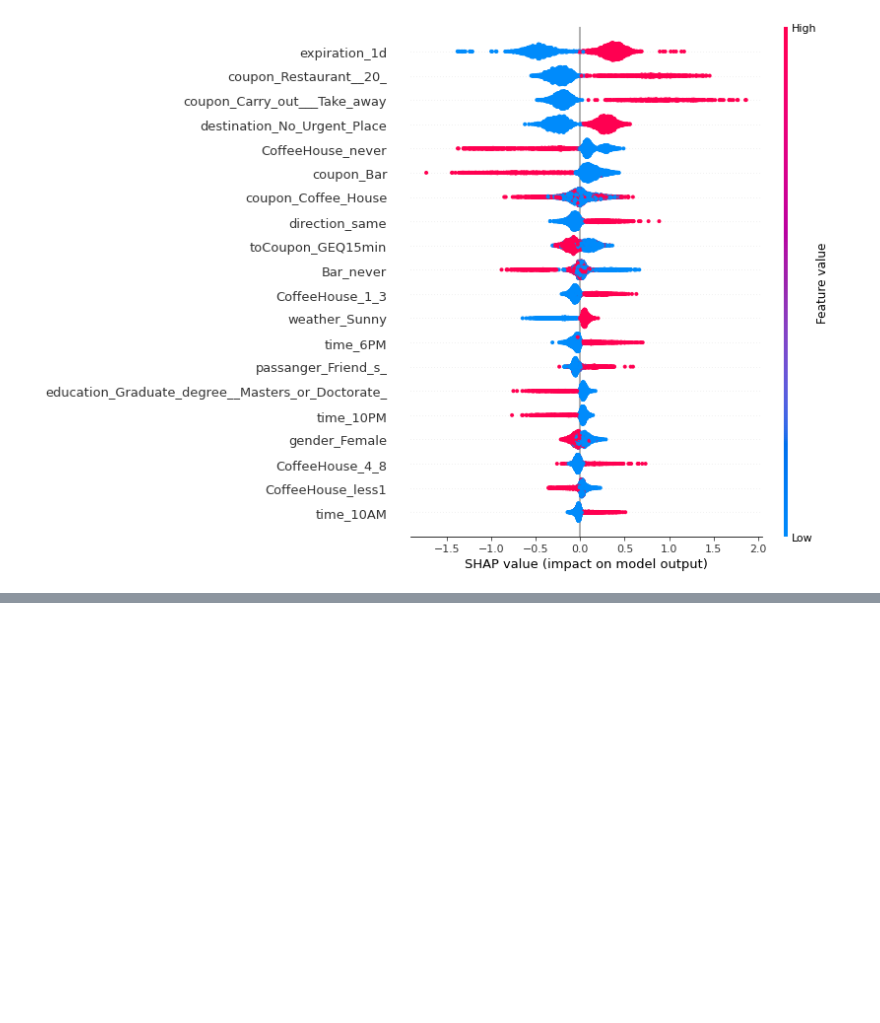
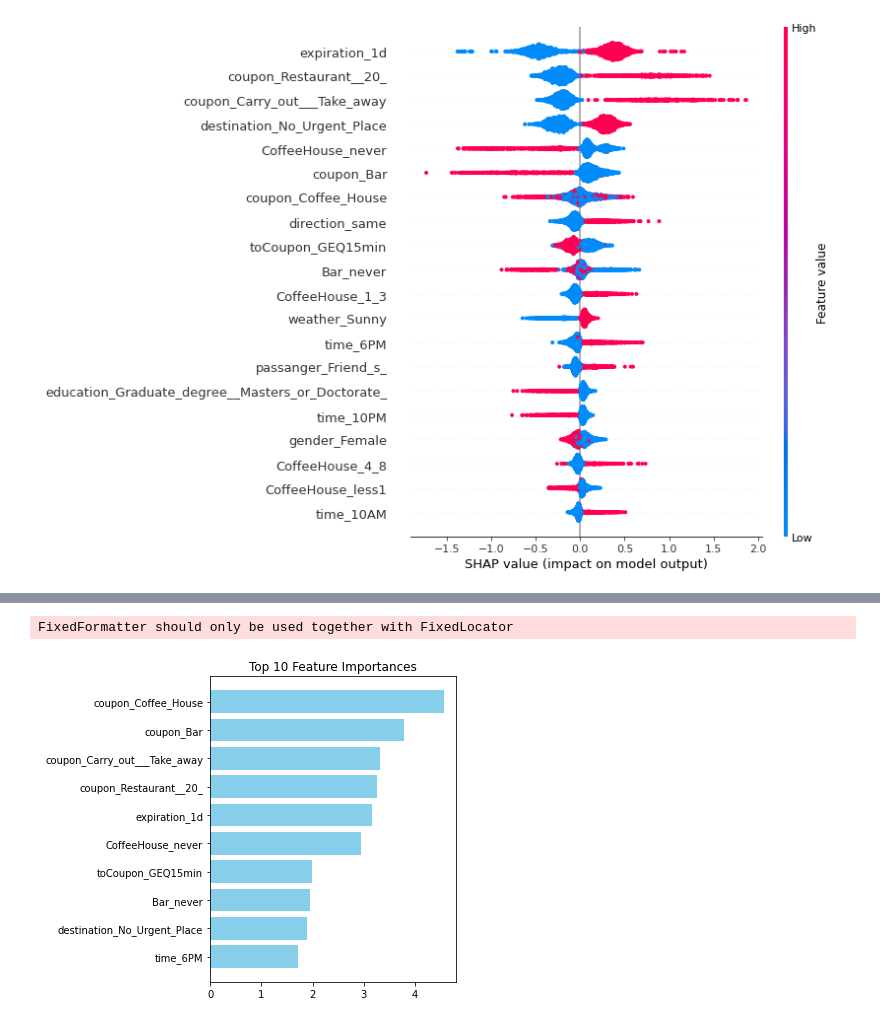
Before and after one commit to dsantospucp/20221ML_GRUPOF, a Jupyter notebook: Experimentación_algoritmos_basado_arboles.ipynb, the cells around one changed output, grey strips where cells are left out. Cells and saved outputs as stored; diff of their text form; code cells hidden in the pictures; blank space fills up the shorter version.

```diff
--- a/Experimentación_algoritmos_basado_arboles.ipynb
+++ b/Experimentación_algoritmos_basado_arboles.ipynb
@@ -1780,0 +2136,17 @@ shap.summary_plot(shap_values[1], X_test)
+# %%
+feature_names = X_test.columns#.tolist()
+tree_feature_importances = model_catb_opt.feature_importances_
+sorted_idx = tree_feature_importances.argsort()
+
+n_import = 10
+y_ticks = np.arange(0, len(feature_names))[-n_import:]
+fig, ax = plt.subplots(figsize = (6,5))
+ax.barh(y_ticks[-n_import:], tree_feature_importances[sorted_idx][-n_import:], color = 'skyblue')
+ax.set_yticklabels(feature_names[sorted_idx][-n_import:])
+ax.set_yticks(y_ticks)
+ax.set_title("Top 10 Feature Importances")
+fig.tight_layout()
+plt.show()
+# %% [output]
+FixedFormatter should only be used together with FixedLocator
+[figure, added]
```
Also changed, not shown: parts of 22 cells of this notebook.
